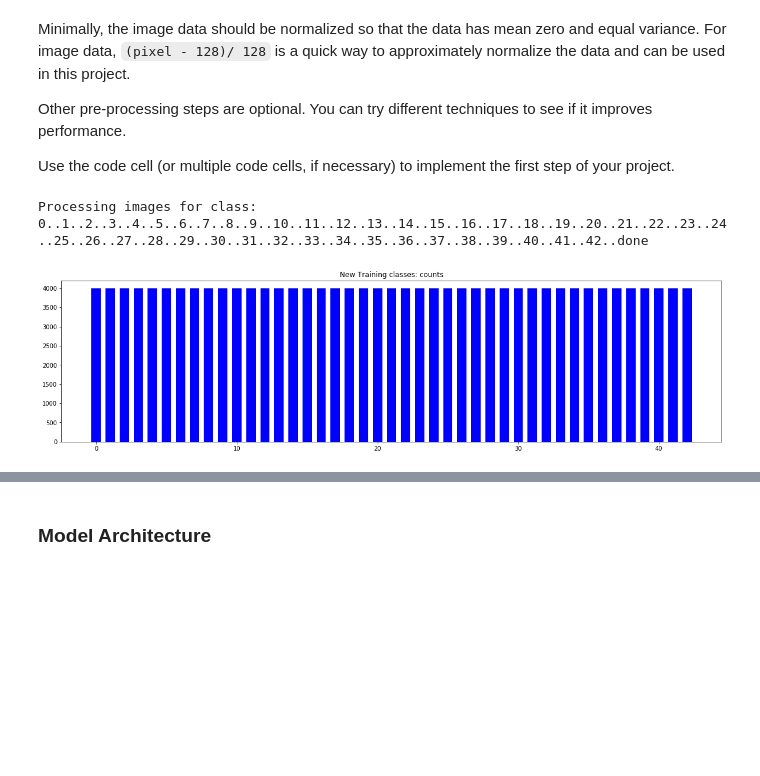
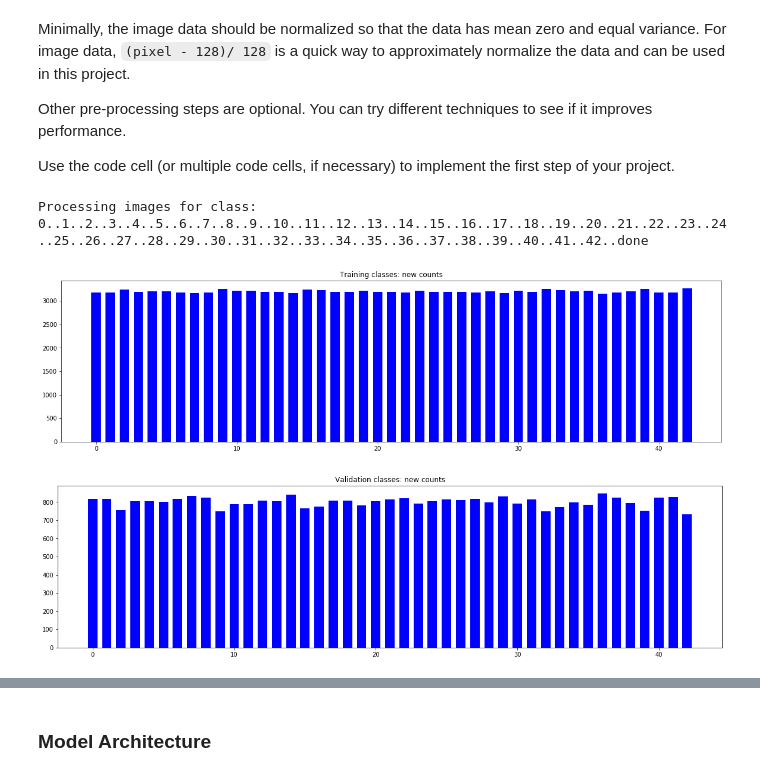
Before and after one commit to ivovandongen/CarND-Traffic-Sign-Classifier-Project, a Jupyter notebook: Traffic_Sign_Classifier.ipynb, the cells around one changed output, grey strips where cells are left out. Drawn from its saved outputs; the diff is of its cells as text; code cells hidden in the pictures; blank space fills up the shorter version.

```diff
--- a/Traffic_Sign_Classifier.ipynb
+++ b/Traffic_Sign_Classifier.ipynb
@@ -213,16 +213,12 @@ def translate_image(image):
     tform = AffineTransform(translation=(tx, ty))
     return warp(image, tform, preserve_range=True).astype(int)
 
-def flip_image(image):
-    return np.fliplr(image)
-
 def transform_image(image):
     transformations = {
         0: rotate_image,
         1: shear_image,
         2: scale_image,
-        3: translate_image,
-        4: flip_image
+        3: translate_image
     }
     return transformations[random.randint(0, len(transformations) - 1)](image)
 
@@ -230,7 +226,7 @@ def transform_image(image):
 new_trainX = []
 new_trainY = []
 target_size = 4000
-max_size = 4000
+max_size = target_size
 
 def extend_image_set(samples):
     expanded = []
@@ -240,35 +236,50 @@ def extend_image_set(samples):
     new_size = sample_size
     while True:
         for image in samples:
             expanded.append(transform_image(image))
             new_size += 1
             if  new_size >= target_size:
                 return expanded
 
 sys.stdout.write("Processing images for class: ")
 
+# Concatenate train and validation sets
+X_train = np.concatenate((X_train, X_valid))
+y_train = np.concatenate((y_train, y_valid))
+
+# Augment data
 for i in range(0,43):
     sys.stdout.write("{0}..".format(i))
     samples = X_train[np.where(y_train == i)]
     sample_size = samples.shape[0]
     if (sample_size < target_size):
         samples = np.array(extend_image_set(samples))
     elif (sample_size > max_size):
         samples = samples[0:max_size]
     new_trainY.append(np.full((samples.shape[0]), i).flatten())
     new_trainX.append(samples)
 
 sys.stdout.write('done\n')
 sys.stdout.flush()
 
 new_sample_length = sum([len(x) for x in new_trainX])
 y_train = np.concatenate(new_trainY)
 X_train = np.concatenate(new_trainX)
 
-plot_examples_per_class(y_train, "New Training classes: counts")
+# Split train and validation sets
+from sklearn.utils import shuffle
+from sklearn.model_selection import train_test_split
+
+X_train, y_train = shuffle(X_train, y_train)
+X_train, X_valid, y_train, y_valid = train_test_split(X_train, y_train, test_size=0.2, random_state=0)
+
+# Plot new sets
+plot_examples_per_class(y_train, "Training classes: new counts")
+plot_examples_per_class(y_valid, "Validation classes: new counts")
 # %% [output]
 Processing images for class: 0..1..2..3..4..5..6..7..8..9..10..11..12..13..14..15..16..17..18..19..20..21..22..23..24..25..26..27..28..29..30..31..32..33..34..35..36..37..38..39..40..41..42..done
-[figure, old version]
+[figure, new version]
+[figure, added]
 # %%
 ### Preprocess the data here. It is required to normalize the data. Other preprocessing steps could include
 ### converting to grayscale, etc.
```
Also changed, not shown: parts of 11 cells of this notebook.
